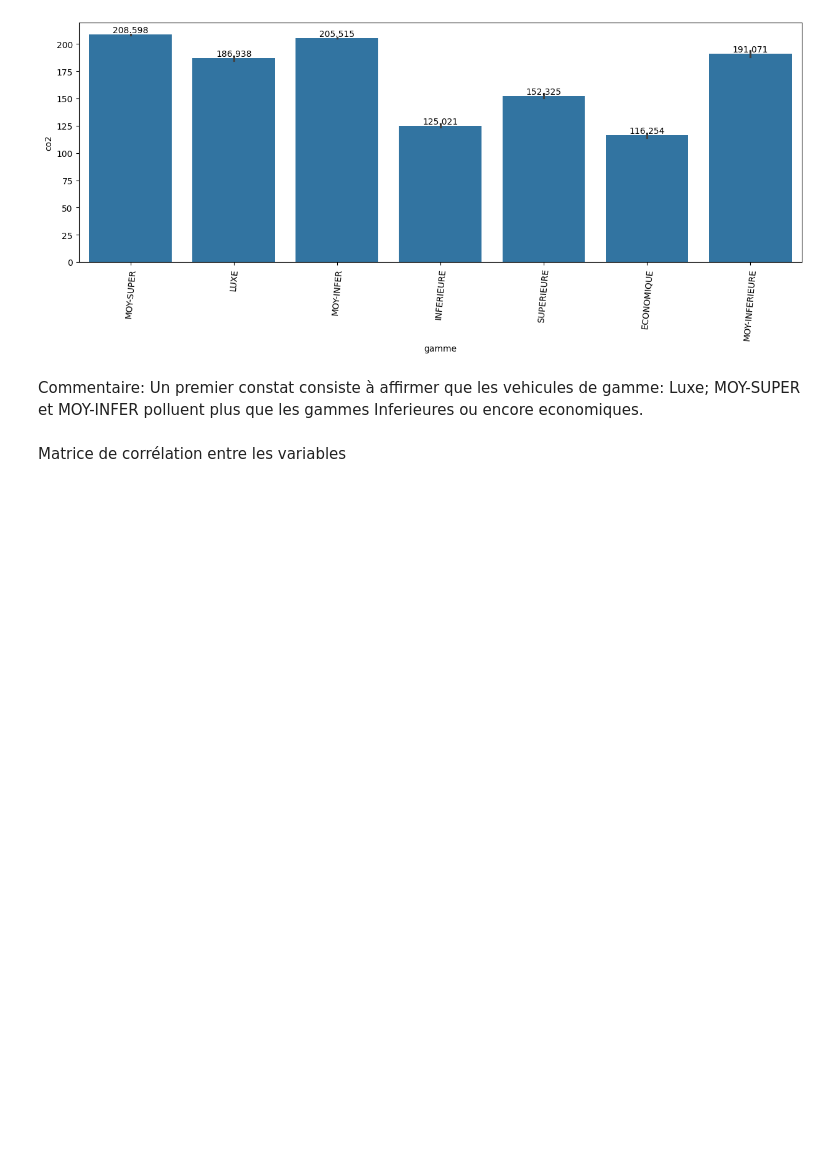
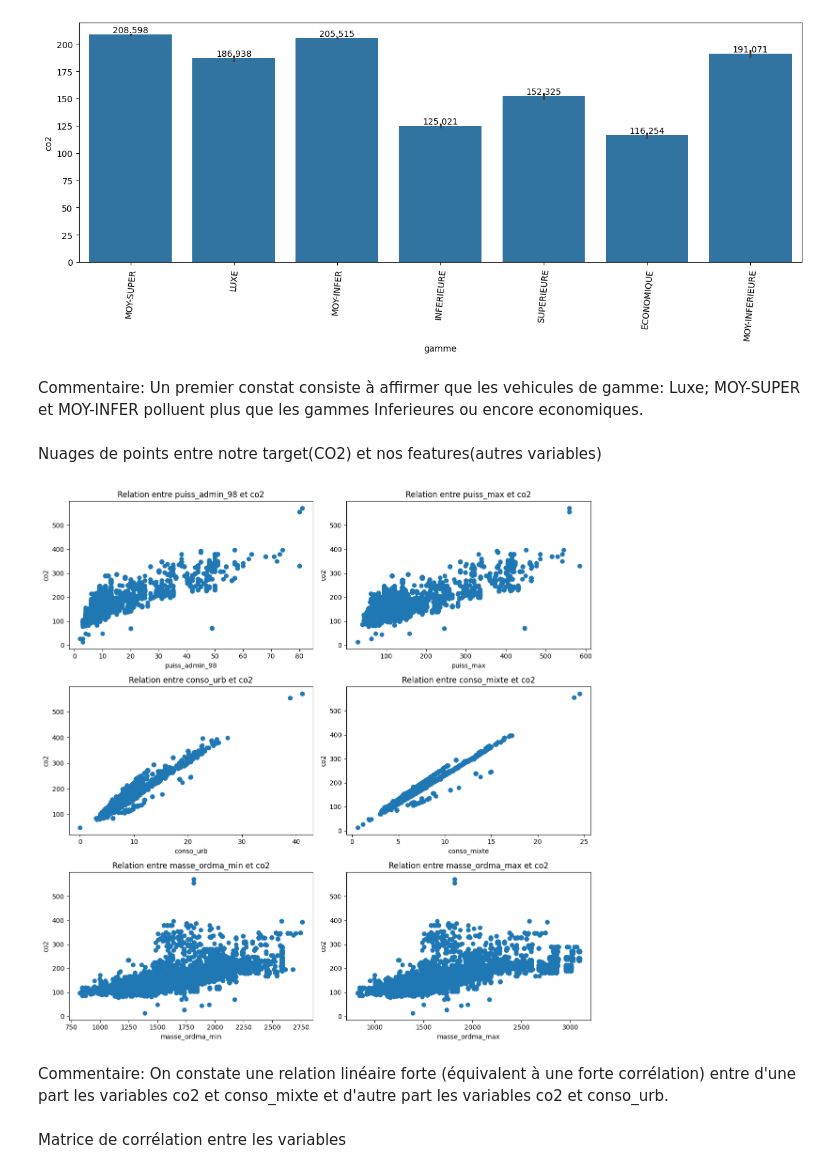
Before and after one commit to Djamel-yod/Machine-Learning-Regression-Prediction-co2-France, a Jupyter notebook: Prediction_Notebook.ipynb, the cells around one changed output. Drawn from its saved outputs; the diff is of its cells as text; code cells hidden in the pictures; blank space fills up the shorter version.

```diff
--- a/Prediction Notebook.ipynb
+++ b/Prediction_Notebook.ipynb
@@ -218,6 +223,37 @@ plt.show()
 [figure]
 # %% [markdown]
 Commentaire: Un premier constat consiste à affirmer que les vehicules de gamme: Luxe; MOY-SUPER et MOY-INFER polluent plus que les gammes Inferieures ou encore economiques.
+# %% [markdown]
+Nuages de points entre notre target(CO2) et nos features(autres variables)
+# %%
+import matplotlib.pyplot as plt
+import pandas as pd
+
+
+y_var = 'co2'
+x_vars = df.columns.drop(y_var)
+
+n_rows = len(x_vars) // 2 + len(x_vars) % 2
+n_cols = 2
+
+fig, axs = plt.subplots(n_rows, n_cols, figsize=(12, n_rows*4))
+axs = axs.flatten()
+
+for i, x_var in enumerate(x_vars):
+    axs[i].scatter(df[x_var], df[y_var])
+    axs[i].set_title(f'Relation entre {x_var} et {y_var}')
+    axs[i].set_xlabel(x_var)
+    axs[i].set_ylabel(y_var)
+
+for ax in axs[i+1:]:
+    ax.axis('off')
+
+plt.tight_layout()
+plt.show()
+# %% [output]
+[figure, added]
+# %% [markdown]
+Commentaire: On constate une relation linéaire forte (équivalent à une forte corrélation) entre d'une part les variables co2 et conso_mixte et d'autre part les variables co2 et conso_urb.
 # %% [markdown]
  Matrice de corrélation entre les variables
 # %%
```
Also changed, not shown: parts of 19 cells of this notebook, 2 other files.
